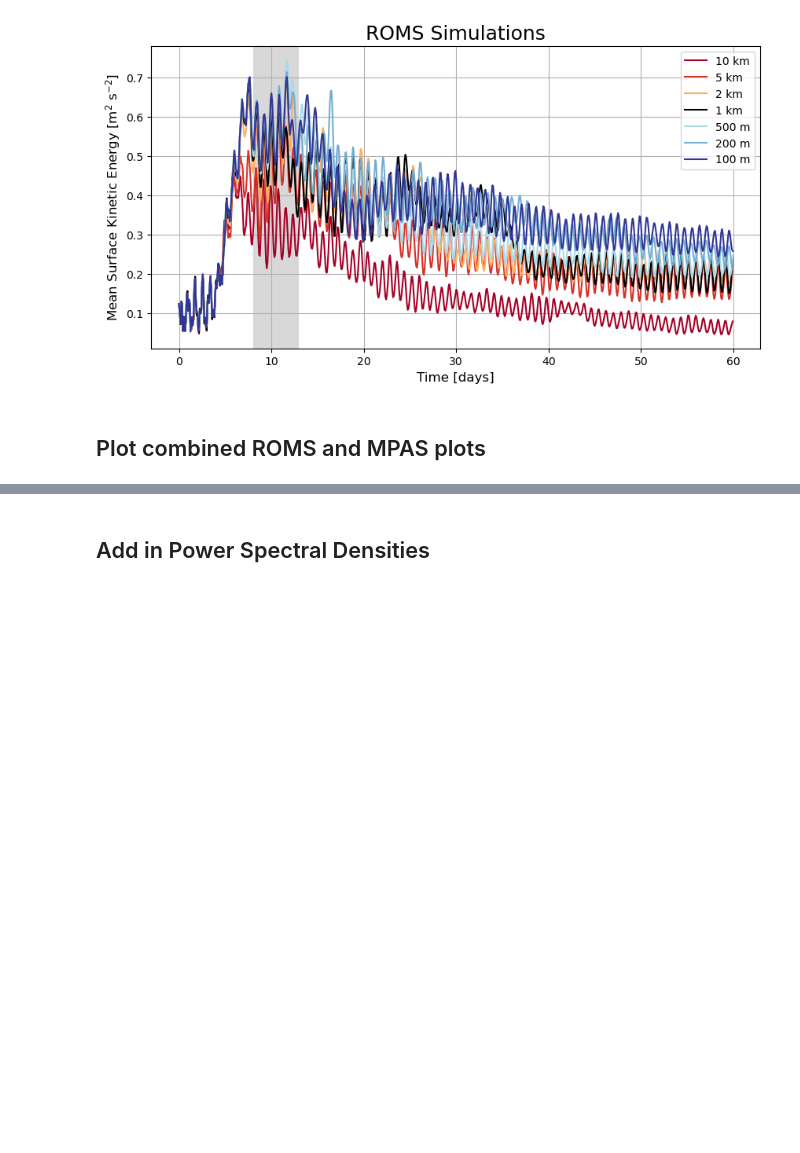
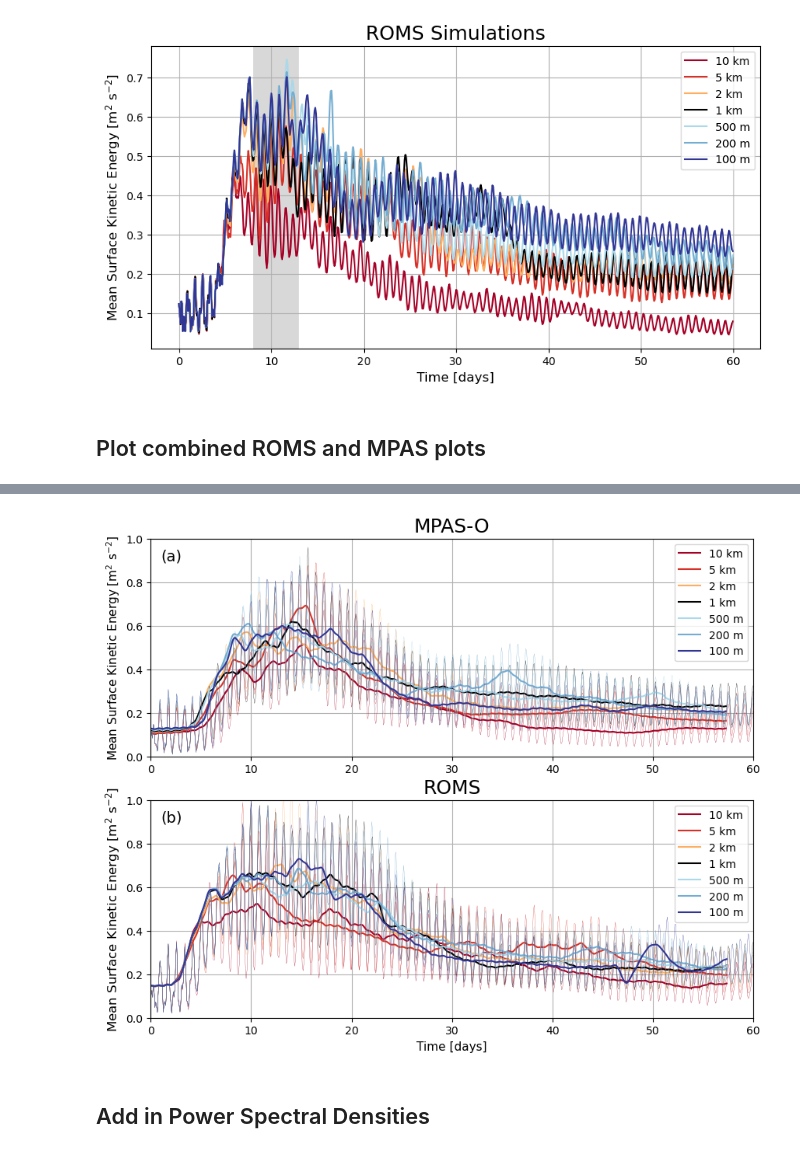
Before and after one commit to kyle-hinson/Ocean-Model-Comparison, a Jupyter notebook: Notebooks/Fig4_KE_TimeSeries.ipynb, the cells around one changed output, grey strips where cells are left out. Drawn from its saved outputs; the diff is of its cells as text; code cells hidden in the pictures; blank space fills up the shorter version.

```diff
--- a/Notebooks/Fig4_KE_TimeSeries.ipynb
+++ b/Notebooks/Fig4_KE_TimeSeries.ipynb
@@ -214,2 +171,56 @@ ax.axvspan(8, 13, color='grey', alpha=0.3, lw=0)
+# %%
+fig = plt.figure(figsize=(10, 8))
+
+ndays = 60
+tsteps = ndays * 12
+
+### MPAS-O Plot
+ax = fig.add_subplot(211)
+
+t = np.linspace(0, ndays-2/24, int(ndays/(2/24)))
+icolor = 0
+for iplot in range(len(mkes)):
+    mpas_ke = pl33tn(mkes[iplot], dt=2)
+    ax.plot(t[0:len(mpas_ke)], mpas_ke[:tsteps], label=res_lgd[iplot],
+           color=rainbow_cmap[icolor,:])
+    raw_mkes = mkes[iplot]
+    ax.plot(t[0:len(raw_mkes)], raw_mkes[:tsteps], label='', linewidth=0.2,
+           color=rainbow_cmap[icolor,:])
+    icolor+=1
+ax.set_ylim(0, 1.0)
+ax.set_xlim(0, 60)
+ax.grid(True)
+ax.set_ylabel('Mean Surface Kinetic Energy [m$^{2}$ s$^{-2}$]', fontsize=11)
+ax.legend(loc='upper right')
+ax.set_title('MPAS-O', fontsize=18, loc='center')
+plt.text(1, 0.9, '(a)', fontsize=14)
+
+### ROMS Plot
+ax = fig.add_subplot(212)
+
+ndays = 60
+tsteps = ndays * 12
+
+t = np.linspace(0, ndays-2/24, int(ndays/(2/24)))
+icolor = 0
+for iplot in range(len(ke_roms)):
+    roms_ke = pl33tn(ke_roms[iplot]/1025, dt=2)
+    ax.plot(t[0:len(roms_ke)], roms_ke[:tsteps], label=res_lgd[iplot],
+           color=rainbow_cmap[icolor,:])
+    raw_rke = ke_roms[iplot]/1025
+    ax.plot(t[0:len(raw_rke)], raw_rke[:tsteps], label='', linewidth=0.2,
+       color=rainbow_cmap[icolor,:])
+    icolor+=1
+
+ax.set_ylim(0, 1.0)
+ax.set_xlim(0, 60)
+ax.grid(True)
+ax.set_xlabel('Time [days]', fontsize=11)
+ax.set_ylabel('Mean Surface Kinetic Energy [m$^{2}$ s$^{-2}$]', fontsize=12)
+ax.legend(loc='upper right')
+ax.set_title('ROMS', fontsize=18, loc='center')
+plt.text(1, 0.9, '(b)', fontsize=14)
+# %% [output]
+[figure, added]
 # %% [markdown]
 ## Add in Power Spectral Densities
```
Also changed, not shown: parts of 7 cells of this notebook.
